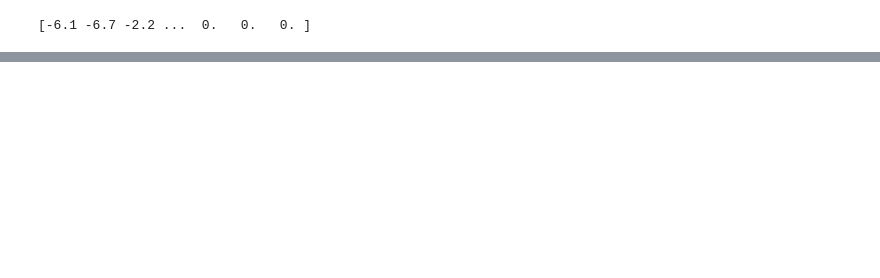
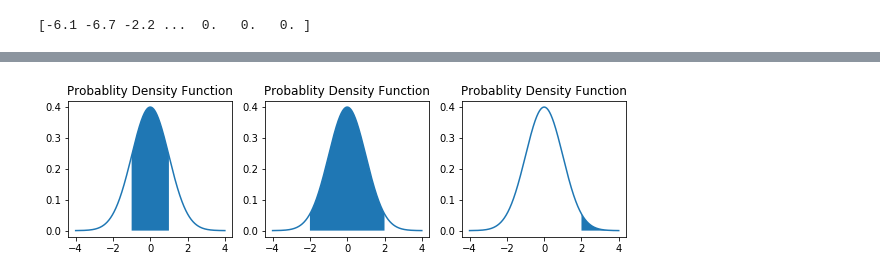
Before and after one commit to johnhorel/atmos_5040_2019, a Jupyter notebook: chapter 3/chapter_3_2019.ipynb, the cells around one changed output, grey strips where cells are left out. Cells and saved outputs as stored; diff of their text form; code cells hidden in the pictures; blank space fills up the shorter version.

```diff
--- a/chapter 3/chapter_3_2019.ipynb
+++ b/chapter 3/chapter_3_2019.ipynb
@@ -186,0 +187,38 @@ NameError: name 'norm' is not defined
+# %%
+#figure 3.9
+
+fig9,(ax1,ax2,ax3) = plt.subplots(1,3,figsize=(10,2.5))
+title = "Probablity Density Function"
+mu = 0
+sigma = 1
+x = np.arange(-4,4,0.001)
+y = stats.norm.pdf(x, mu, sigma)
+z0 = -1
+z1 = 1
+cond = (z0<x)&(x<z1)
+z = x[cond]
+
+ax1.plot(x, y)
+ax1.fill_between(z, 0, stats.norm.pdf(z, mu, sigma))
+ax1.set_title(title)
+
+z0 = -2
+z1 = 2
+cond = (z0<x)&(x<z1)
+z = x[cond]
+ax2.plot(x, y)
+ax2.fill_between(z, 0, stats.norm.pdf(z, mu, sigma))
+ax2.set_title(title)
+
+z0 = 2
+z1 = 10
+cond = (z0<x)&(x<z1)
+z = x[cond]
+ax3.plot(x, y)
+ax3.fill_between(z, 0, stats.norm.pdf(z, mu, sigma))
+ax3.set_title(title)
+
+
+plt.savefig('figure_3.9_2019_python.png')
+# %% [output]
+[figure, added]
```
Also changed, not shown: parts of 16 cells of this notebook, 49 other files.
